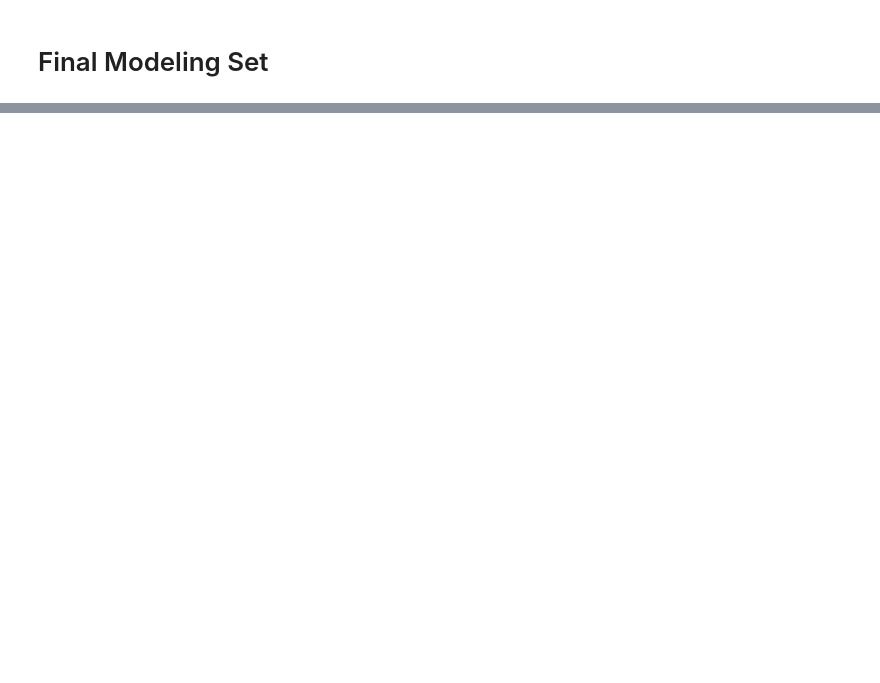
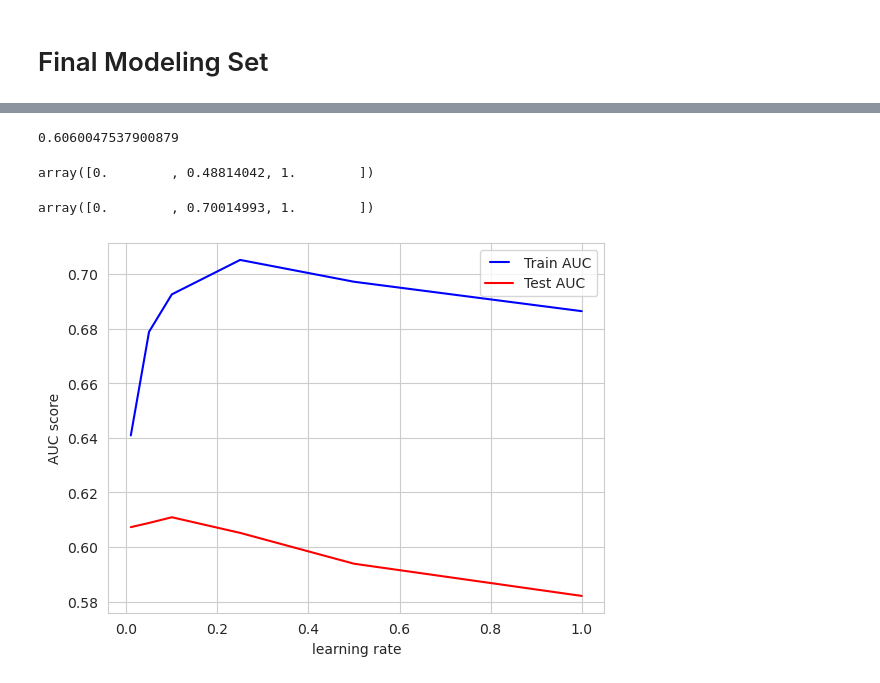
Before and after one commit to Jas-Dinh/resist.ai, a Jupyter notebook: katt_mimic_modeling.ipynb, the cells around one changed output, grey strips where cells are left out. Cells and saved outputs as stored; diff of their text form; code cells hidden in the pictures; blank space fills up the shorter version.

```diff
--- a/katt_mimic_modeling.ipynb
+++ b/katt_mimic_modeling.ipynb
@@ -148,0 +283,50 @@ df.head()
+# %%
+# fit basic model first to get baseline
+model = HistGradientBoostingClassifier(random_state=42, categorical_features=X_train.select_dtypes(include=['boolean']).columns)
+model.fit(X_train, y_train)
+
+# Step 6: Evaluate the model on the test set
+y_pred = model.predict(X_test)
+
+# get AUC for evaluation
+false_positive_rate, true_positive_rate, thresholds = roc_curve(y_test, y_pred)
+roc_auc = auc(false_positive_rate, true_positive_rate)
+roc_auc
+# %% [output]
+0.6060047537900879
+# %%
+# proportion of negative instances that were classified as positive: contributes to AMR
+false_positive_rate
+# %% [output]
+array([0.        , 0.48814042, 1.        ])
+# %%
+# aka recall, how good the model is at identifying true positives:
+true_positive_rate
+# %% [output]
+array([0.        , 0.70014993, 1.        ])
+# %%
+# learning rates
+learning_rates = [1, 0.5, 0.25, 0.1, 0.05, 0.01]
+train_results = []
+test_results = []
+for eta in learning_rates:
+   model = HistGradientBoostingClassifier(learning_rate=eta)
+   model.fit(X_train, y_train)
+   train_pred = model.predict(X_train)
+   false_positive_rate, true_positive_rate, thresholds = roc_curve(y_train, train_pred)
+   roc_auc = auc(false_positive_rate, true_positive_rate)
+   train_results.append(roc_auc)
+   y_pred = model.predict(X_test)
+   false_positive_rate, true_positive_rate, thresholds = roc_curve(y_test, y_pred)
+   roc_auc = auc(false_positive_rate, true_positive_rate)
+   test_results.append(roc_auc)
+
+# plot evaluation
+line1, = plt.plot(learning_rates, train_results, 'b', label="Train AUC")
+line2, = plt.plot(learning_rates, test_results, 'r', label="Test AUC")
+plt.legend(handler_map={line1: HandlerLine2D(numpoints=2)})
+plt.ylabel('AUC score')
+plt.xlabel('learning rate')
+plt.show()
+# %% [output]
+[figure, added]
```
Also changed, not shown: parts of 26 cells of this notebook.
